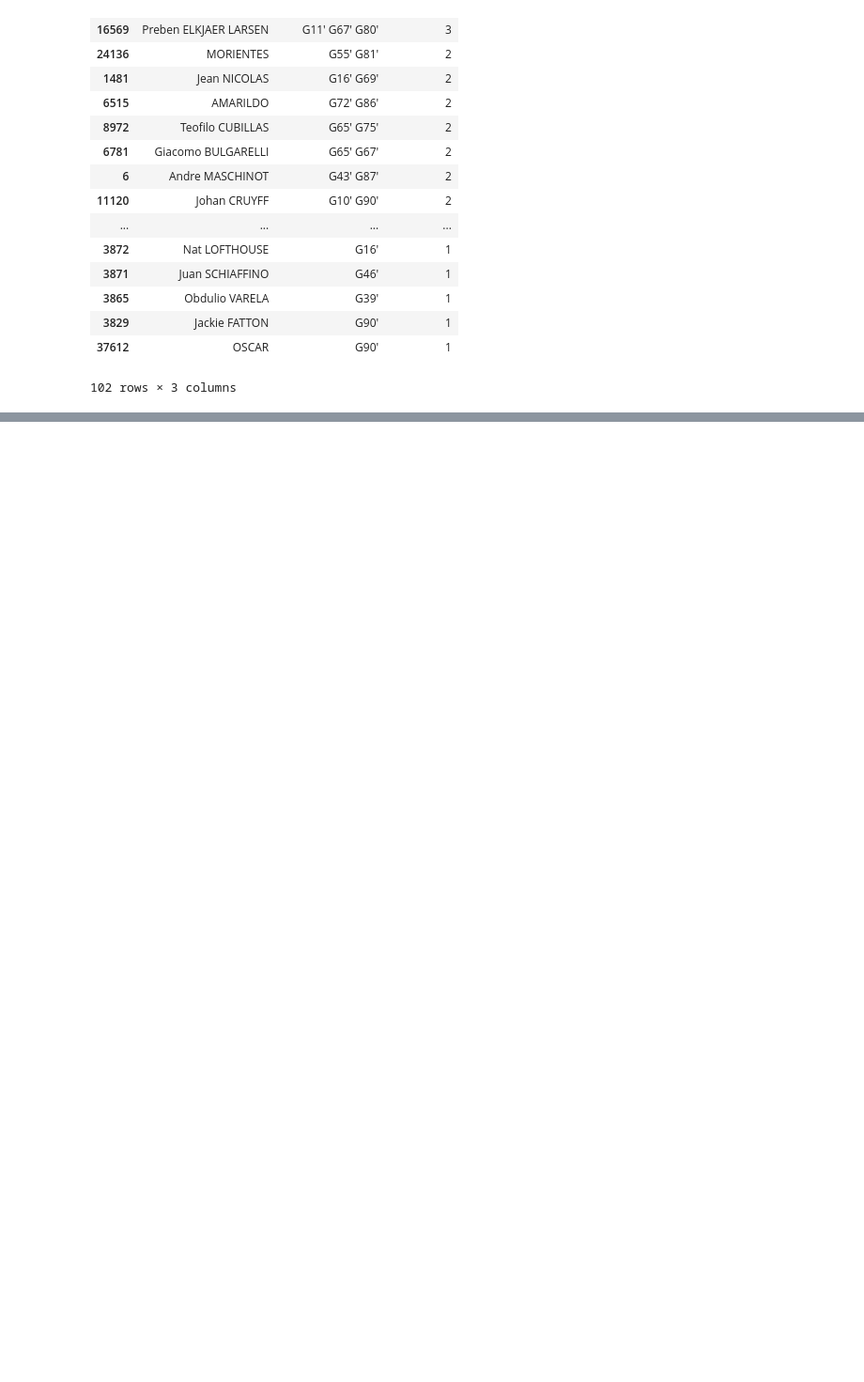
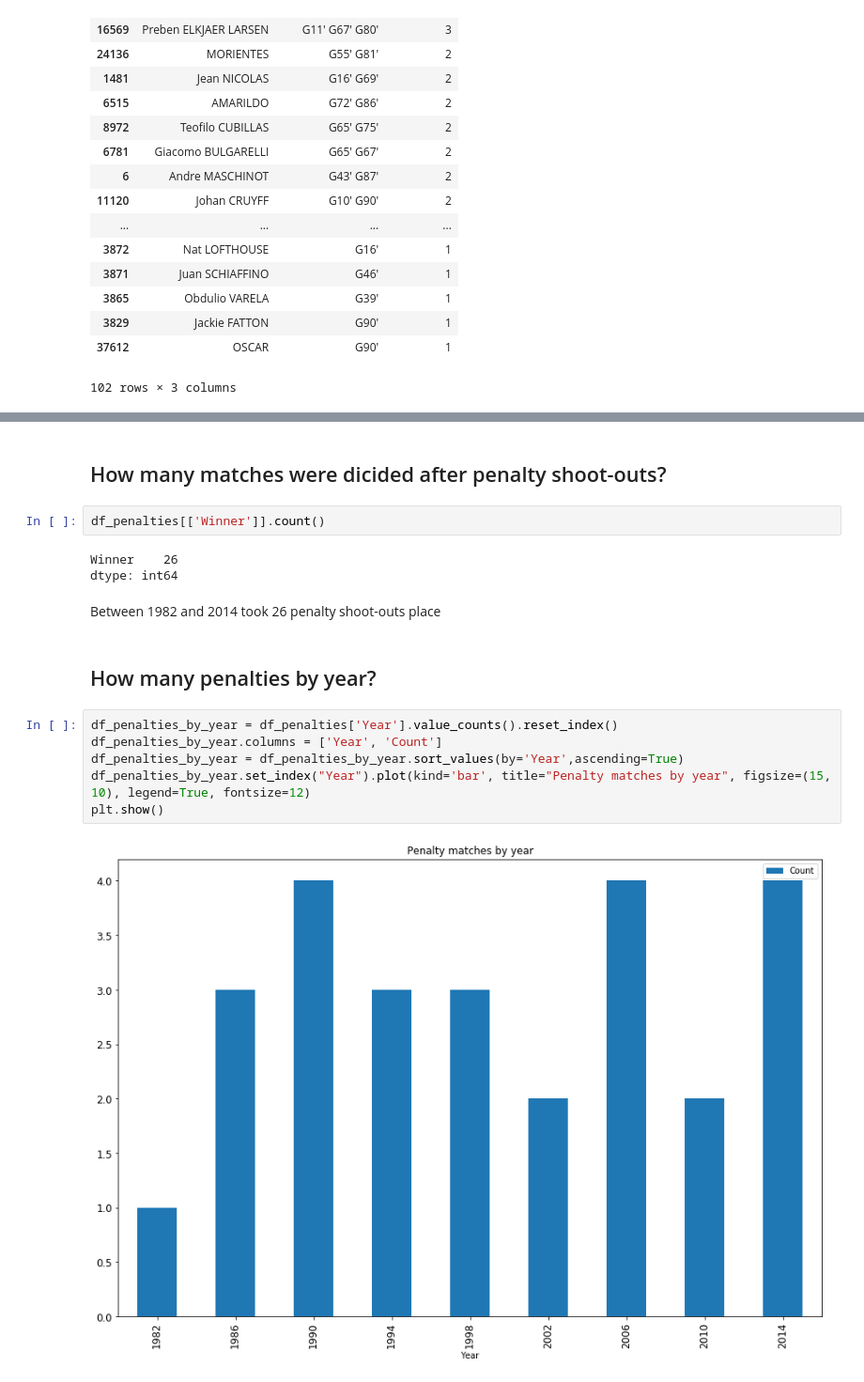
Before and after one commit to bhilprecht/ml-world-championship, a Jupyter notebook: FIFA_WM_Henrik.ipynb, the cells around one changed output, grey strips where cells are left out. Shown: that part at 94% size. Saved outputs shown, nothing was run; the diff lists cells and outputs as text; blank space fills up the shorter version.

```diff
--- a/FIFA_WM_Henrik.ipynb
+++ b/FIFA_WM_Henrik.ipynb
@@ -182,0 +235,19 @@ players
+# %% [markdown]
+## How many matches were dicided after penalty shoot-outs?
+# %%
+df_penalties[['Winner']].count()
+# %% [output]
+Winner    26
+dtype: int64
+# %% [markdown]
+Between 1982 and 2014 took 26 penalty shoot-outs place
+# %% [markdown]
+## How many penalties by year?
+# %%
+df_penalties_by_year = df_penalties['Year'].value_counts().reset_index()
+df_penalties_by_year.columns = ['Year', 'Count']
+df_penalties_by_year = df_penalties_by_year.sort_values(by='Year',ascending=True)
+df_penalties_by_year.set_index("Year").plot(kind='bar', title="Penalty matches by year", figsize=(15, 10), legend=True, fontsize=12)
+plt.show()
+# %% [output]
+[figure, added]
```
Also changed, not shown: parts of 16 cells of this notebook, 1 other file.
